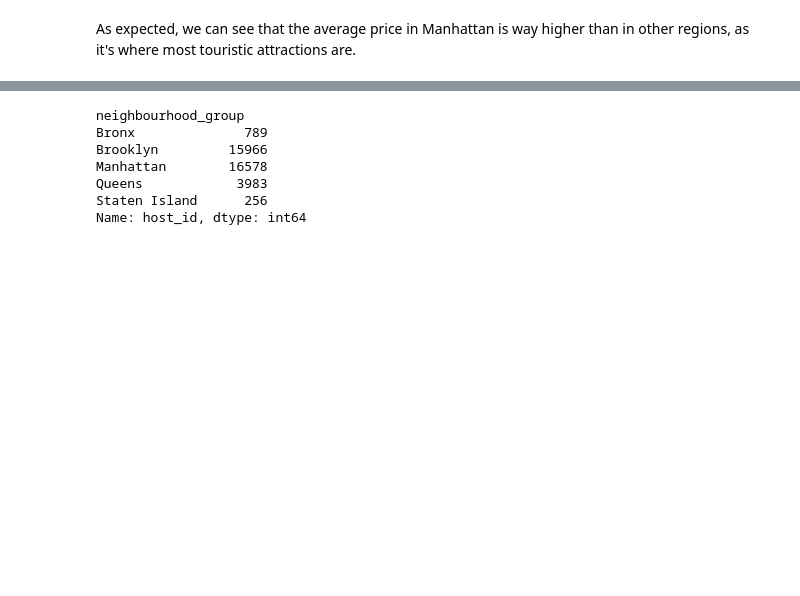
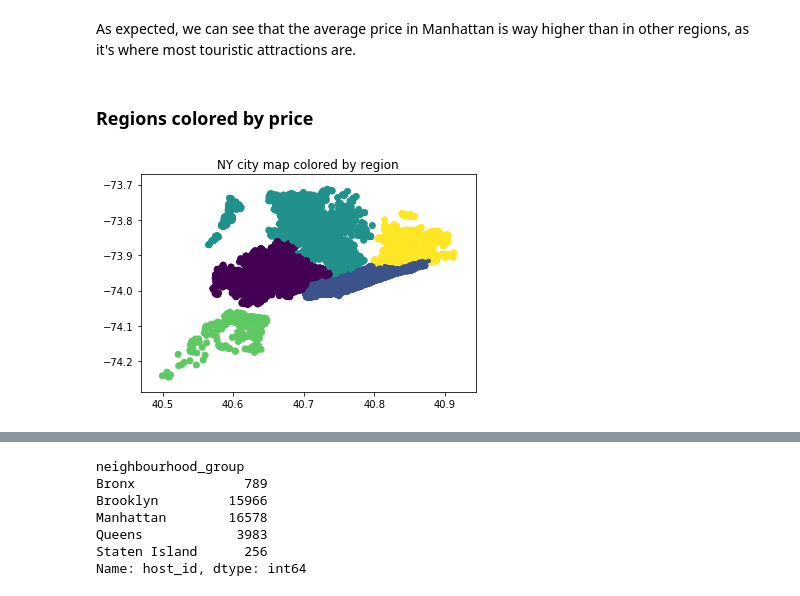
Before and after one commit to talesmarra/New-York-City-Airbnb-Open-Data-Analysis, a Jupyter notebook: NY-Airbnb-Data-Analysis.ipynb, the cells around one changed output, grey strips where cells are left out. Drawn from its saved outputs; the diff is of its cells as text; code cells hidden in the pictures; blank space fills up the shorter version.

```diff
--- a/NY-Airbnb-Data-Analysis.ipynb
+++ b/NY-Airbnb-Data-Analysis.ipynb
@@ -138,3 +172,15 @@ plt.show()
 # %% [markdown]
 As expected, we can see that the average price in Manhattan is way higher than in other regions, as it's where most
 touristic attractions are.
+# %% [markdown]
+### Regions colored by price
+# %%
+regions_dict = {value: i for i,value in enumerate(data.neighbourhood_group.unique())}
+reverse_regions_dict = {i:v for v,i in regions_dict.items()}
+data = data.applymap(lambda s: regions_dict.get(s) if s in regions_dict.keys() else s)
+# %%
+plt.scatter(data.latitude,data.longitude, c = data.neighbourhood_group,cmap='viridis')
+plt.title('NY city map colored by region')
+plt.show()
+# %% [output]
+[figure, added]
```
Also changed, not shown: parts of 12 cells of this notebook.
